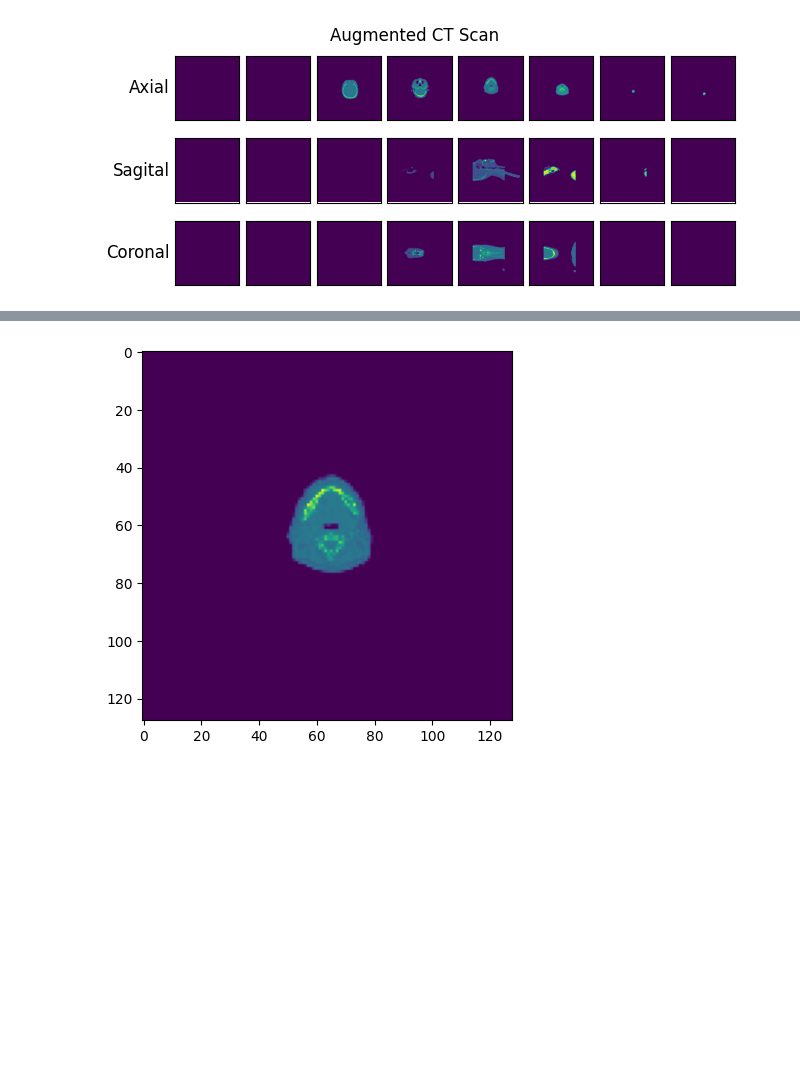
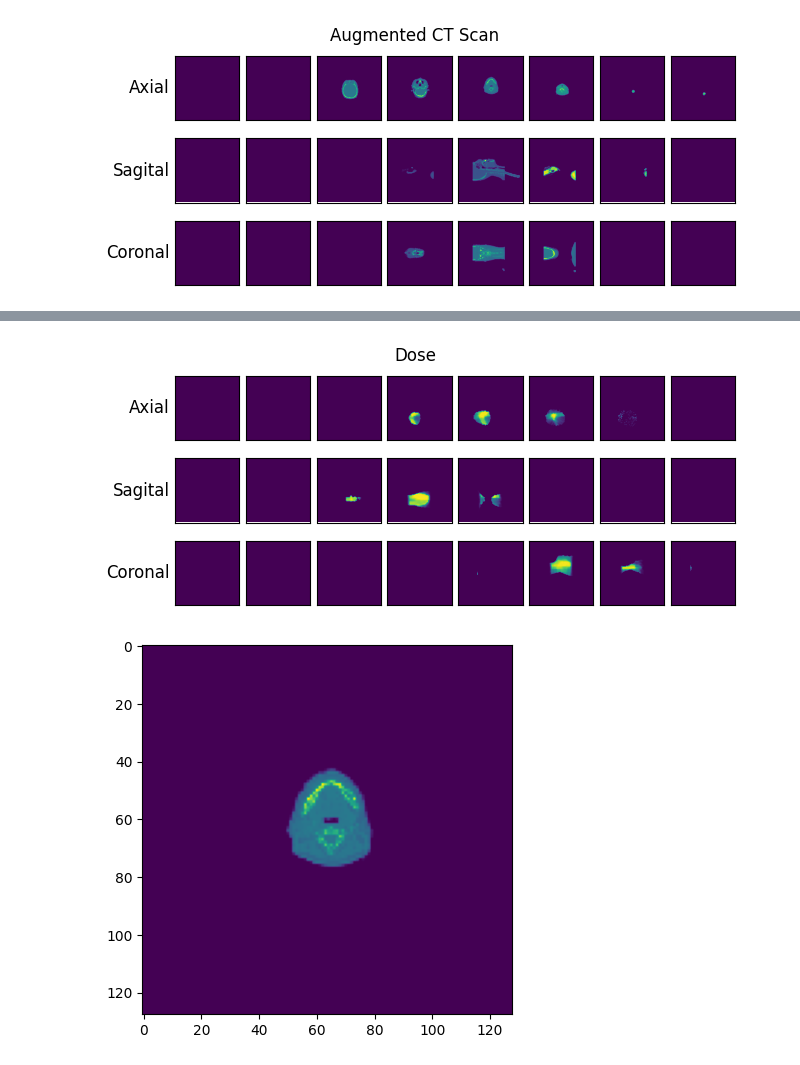
Before and after one commit to oxkitsune/DL2, a Jupyter notebook: data_visualization.ipynb, the cells around one changed output, grey strips where cells are left out. Saved outputs shown, nothing was run; the diff lists cells and outputs as text; code cells hidden in the pictures; blank space fills up the shorter version.

```diff
--- a/data_visualization.ipynb
+++ b/data_visualization.ipynb
@@ -120,3 +127,8 @@ plot_views(scan, "Augmented CT Scan")
+# %%
+scan = np.squeeze(batch_aug["dose"])[:,:,:].cpu()
+plot_views(scan, "Dose")
+# %% [output]
+[figure, added]
 # %%
 from torchvision.transforms.functional import rotate
 
```
Also changed, not shown: parts of 5 cells of this notebook, 2 other files.
